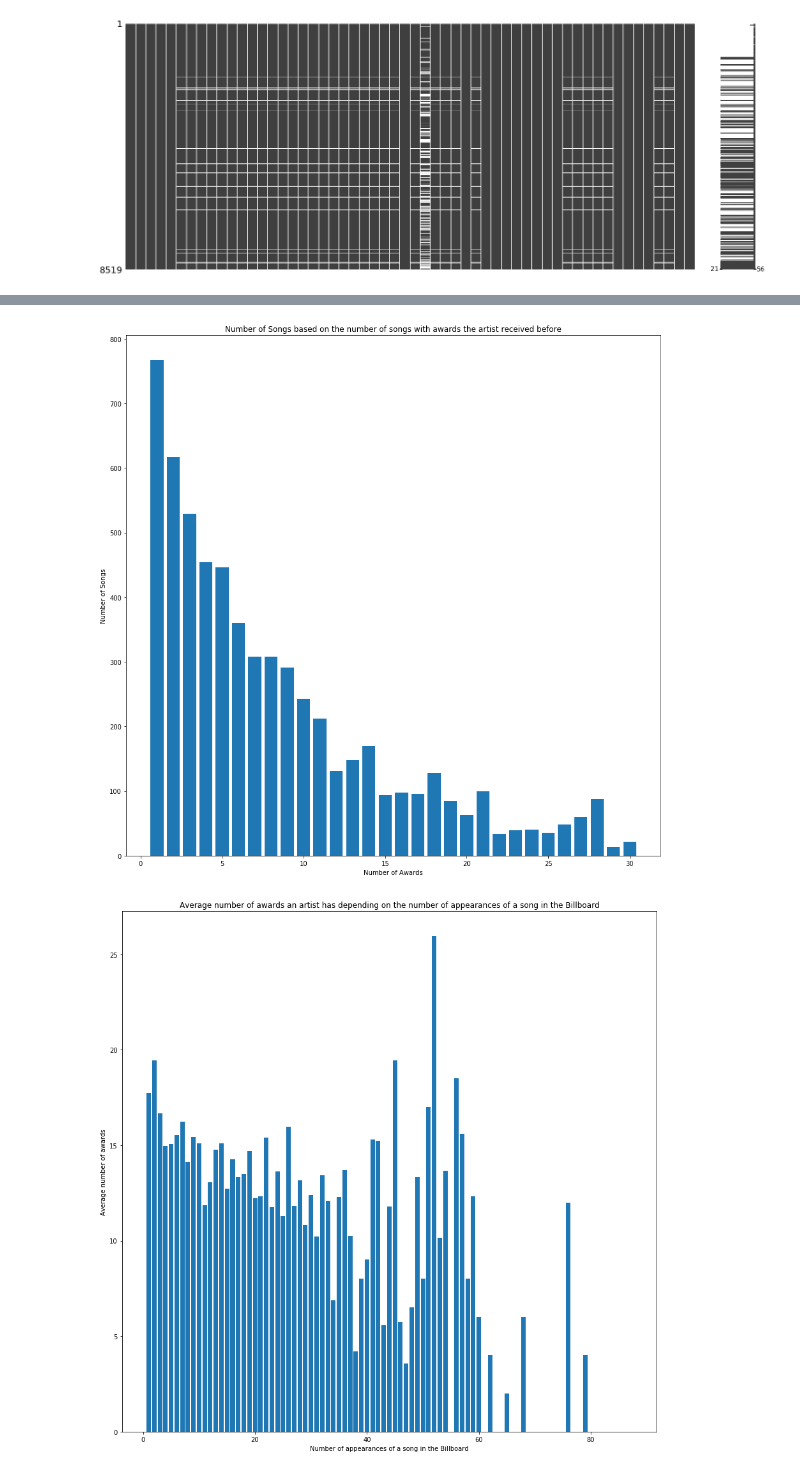
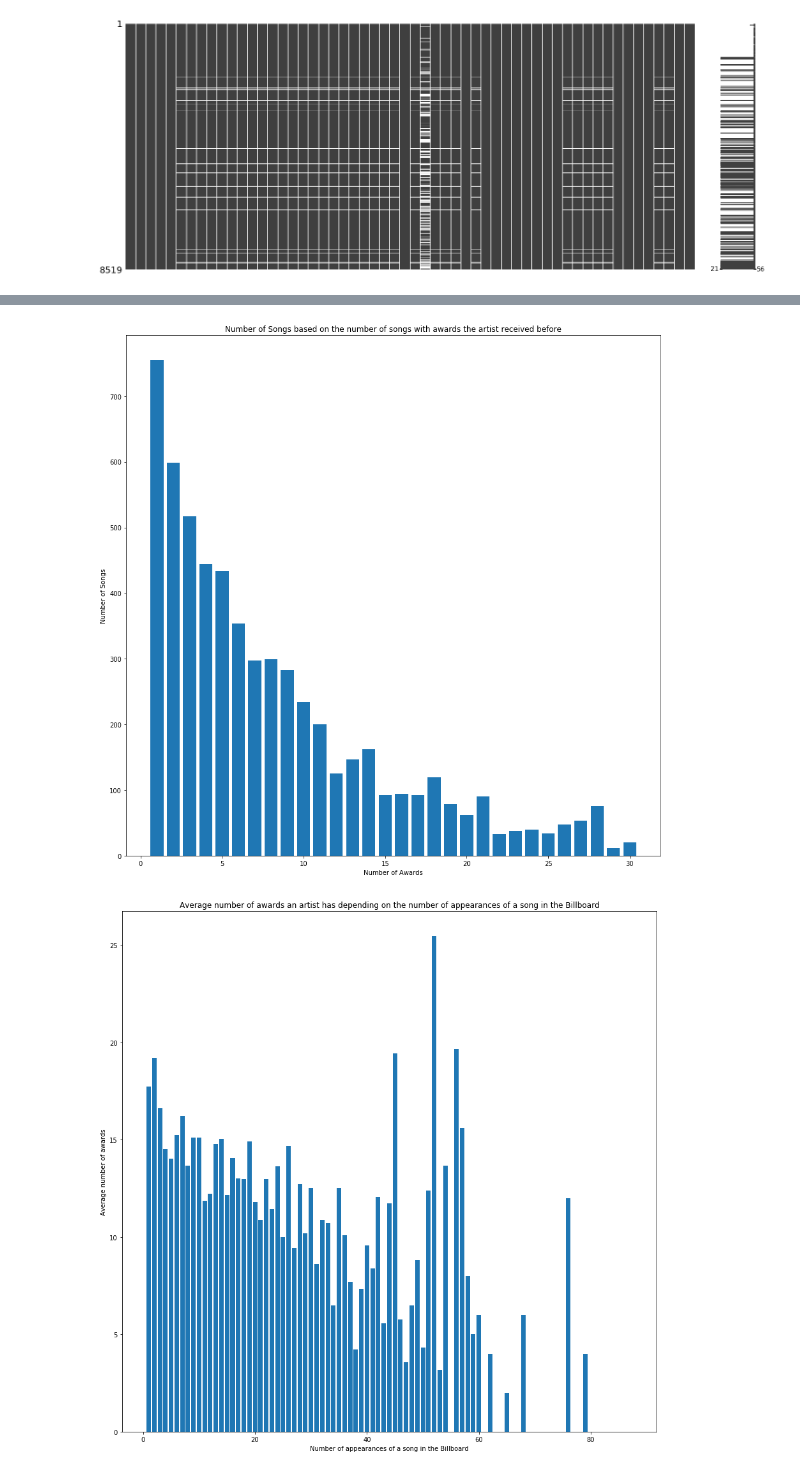
Before and after one commit to Weulass/Billboard-analytics, a Jupyter notebook: Visuallizations.ipynb, the cells around one changed output, grey strips where cells are left out. Saved outputs shown, nothing was run; the diff lists cells and outputs as text; code cells hidden in the pictures.

```diff
--- a/Visuallizations.ipynb
+++ b/Visuallizations.ipynb
@@ -67,6 +69,6 @@ plt.show()
 # %%
 song_df["artist_has_award"] = song_df["award_num"] > 0
-award_num = song_df[song_df["artist_has_award"] ==1].groupby("num_songs_awards").count()["artist"]
+award_num = song_df[song_df["firstrank"]>10][song_df["artist_has_award"] ==1].groupby("num_songs_awards").count()["artist"]
 plt.figure(figsize=(15,15))
 plt.bar(award_num.index,award_num)
 plt.title("Number of Songs based on the number of songs with awards the artist received before")
@@ -74,15 +76,15 @@ plt.ylabel("Number of Songs")
 plt.xlabel("Number of Awards")
 plt.show()
 # %% [output]
-[figure, old version]
+[figure, new version]
 # %%
-award_num = song_df.groupby("numberofappearances").mean()["award_num"]
+award_num = song_df[song_df["firstrank"]>10].groupby("numberofappearances").mean()["award_num"]
 plt.figure(figsize=(15,15))
 plt.bar(award_num.index,award_num)
 plt.title("Average number of awards an artist has depending on the number of appearances of a song in the Billboard")
 plt.ylabel("Average number of awards")
 plt.xlabel("Number of appearances of a song in the Billboard")
 plt.show()
 # %% [output]
-[figure, old version]
+[figure, new version]
 # %%
```
Also changed, not shown: parts of 18 cells of this notebook, 32 other files.
